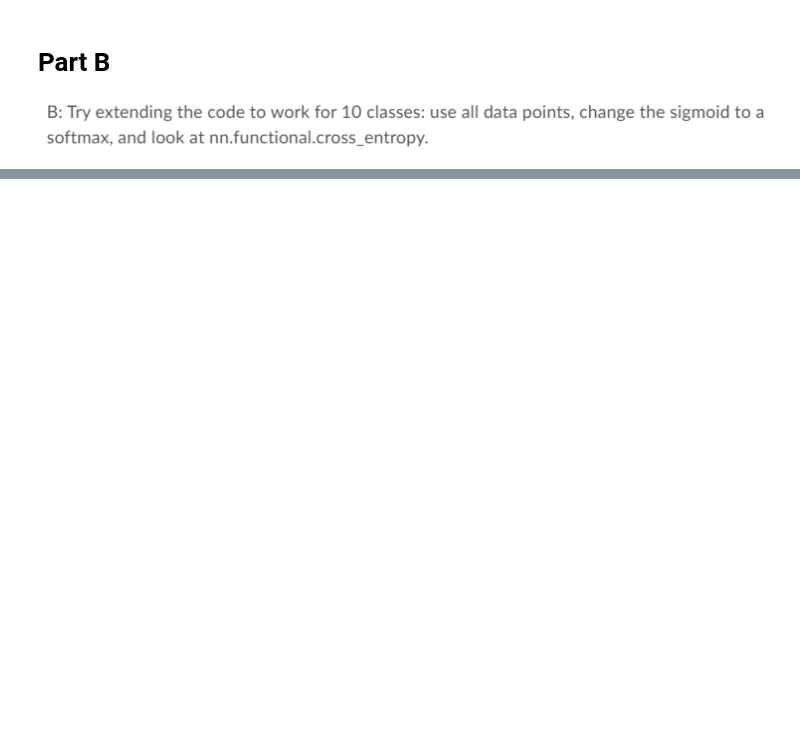
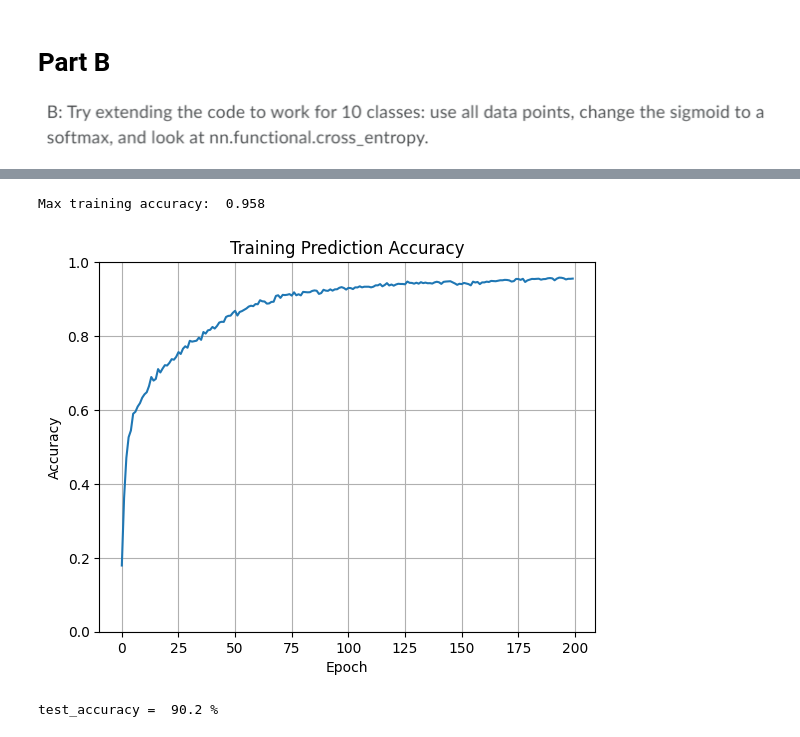
Before and after one commit to KasperMollerHansen/DeepLearning, a Jupyter notebook: jonathan/week_2_jupyter.ipynb, the cells around one changed output, grey strips where cells are left out. Saved outputs shown, nothing was run; the diff lists cells and outputs as text; code cells hidden in the pictures; blank space fills up the shorter version.

```diff
--- a/jonathan/week_2_jupyter.ipynb
+++ b/jonathan/week_2_jupyter.ipynb
@@ -150,0 +235,18 @@ accuracy:
+# %%
+#Making a neural network
+class Net2(nn.Module):
+    def __init__(self):
+        super().__init__()
+        self.linear1 = nn.Linear(784,100, bias=True)
+        self.linear2 = nn.Linear(100,50, bias=True)
+        self.linear3 = nn.Linear(50,10, bias=True)
+        self.softmax = nn.Softmax(dim=0)
+        self.ReLU = nn.ReLU()
+    def forward(self,x):
+        x = self.linear1(x)
+        x = self.ReLU(x)
+        x = self.linear2(x)
+        x = self.ReLU(x)
+        x = self.linear3(x)
+        x = self.softmax(x)
+        return torch.squeeze(x)
@@ -150,0 +313,46 @@ accuracy:
+# %%
+w = model.inputLayer.weight
+#print('final weights: \n',w)
+#print('accuracy: \n',accuracy)
+plt.plot(accuracy)
+plt.title('Training Prediction Accuracy')
+plt.xlabel('Epoch')
+plt.ylabel('Accuracy')
+plt.grid()
+plt.ylim([0,1])
+print('Max training accuracy: ', np.max(accuracy))
+# %% [output]
+Max training accuracy:  0.958
+[figure, added]
+# %%
+#test performance
+testDataLoader = torch.utils.data.DataLoader(testDataset,batch_size=batchSize,shuffle=True)
+estimatedLabels = np.empty((0,))
+trueLabels = np.empty((0,))
+
+for xbatch, ybatch in testDataLoader:
+    #for cuda optimization
+    xbatch = xbatch.to(cuda)
+    ybatch = ybatch.to(cuda)
+
+    #save original ybatch for accuracy calculation
+    ybatch_o = ybatch.to(cuda,dtype=torch.int32)
+
+    #onehot encoding the correct outputs
+    ybatch = ybatch.long()
+    ybatch = torch.Tensor(nn.functional.one_hot(ybatch, num_classes=10))
+    ybatch = ybatch.to(dtype=torch.float32) #convert back to regular tensor
+
+    #model output will be probabilities of image fitting each class
+    y_pred = model(xbatch)
+
+    #determining accuracy
+    [max_v, yhat] = torch.max(y_pred,dim=1)
+    estimatedLabels = np.append(estimatedLabels,torch.Tensor.cpu(yhat))
+    trueLabels = np.append(trueLabels,torch.Tensor.cpu(ybatch_o))
+    #estimatedLabels = np.append(estimatedLabels,yhat)
+    #trueLabels = np.append(trueLabels,ybatch_o)
+test_accuracy = np.mean(estimatedLabels==trueLabels)
+print('test_accuracy = ',test_accuracy*100,'%')
+# %% [output]
+test_accuracy =  90.2 %
```
Also changed, not shown: parts of 10 cells of this notebook.
